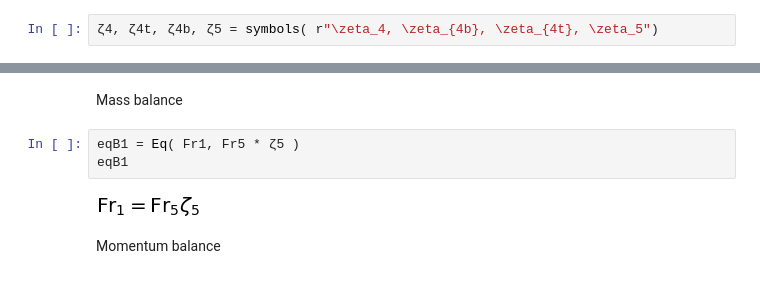
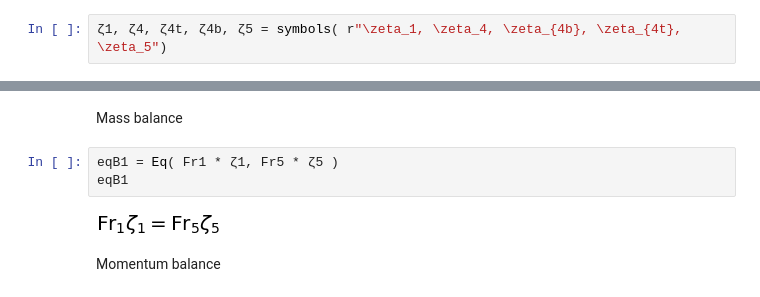
Before and after one commit to Pselae/MCTE_2020_2021, a Jupyter notebook: DiskActuator/Problem1.ipynb, the cells around one changed output, grey strips where cells are left out. Drawn from its saved outputs; the diff is of its cells as text.

```diff
--- a/DiskActuator/Problem1.ipynb
+++ b/DiskActuator/Problem1.ipynb
@@ -9,7 +9,7 @@ Eq.__getitem__ = lambda self, i: self.args[i]
 # %% [markdown]
 # Define the variables of the problem
 # %%
-ζ4, ζ4t, ζ4b, ζ5 = symbols( r"\zeta_4, \zeta_{4b}, \zeta_{4t}, \zeta_5")
+ζ1, ζ4, ζ4t, ζ4b, ζ5 = symbols( r"\zeta_1, \zeta_4, \zeta_{4b}, \zeta_{4t}, \zeta_5")
 # %%
 Fr1, Fr4, Fr4t, Fr4b, Fr5 = symbols( r"\mathrm{Fr}_1, \mathrm{Fr}_4, \mathrm{Fr}_{4t}, \mathrm{Fr}_{4b}, \mathrm{Fr}_5" )
 # %%
@@ -92,10 +92,10 @@ EqCP.subs( [EqFr2t] ).subs( [EqCT] ).subs( data ).subs( sol1[1] )
 # %% [markdown]
 Mass balance
 # %%
-eqB1 = Eq( Fr1, Fr5 * ζ5 )
+eqB1 = Eq( Fr1 * ζ1, Fr5 * ζ5 )
 eqB1
 # %% [output]
-[figure, old version]
+[figure, new version]
 # %% [markdown]
 Momentum balance
 # %%
```
Also changed, not shown: parts of 4 cells of this notebook.
